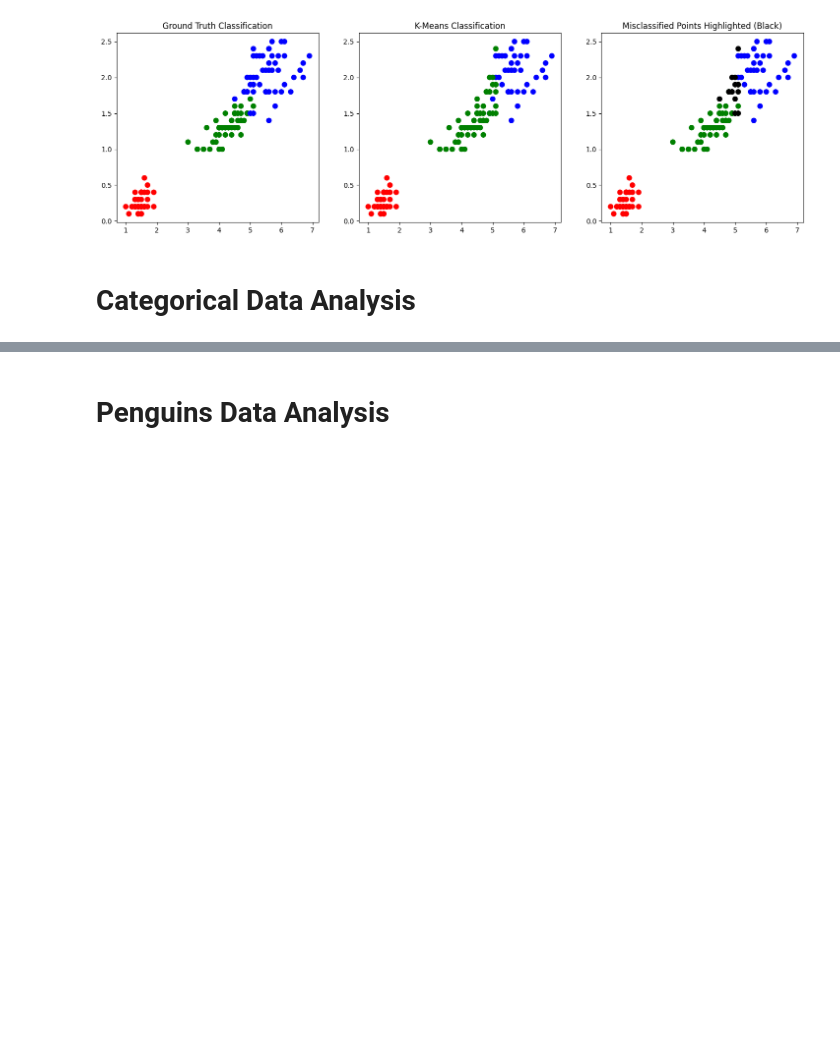
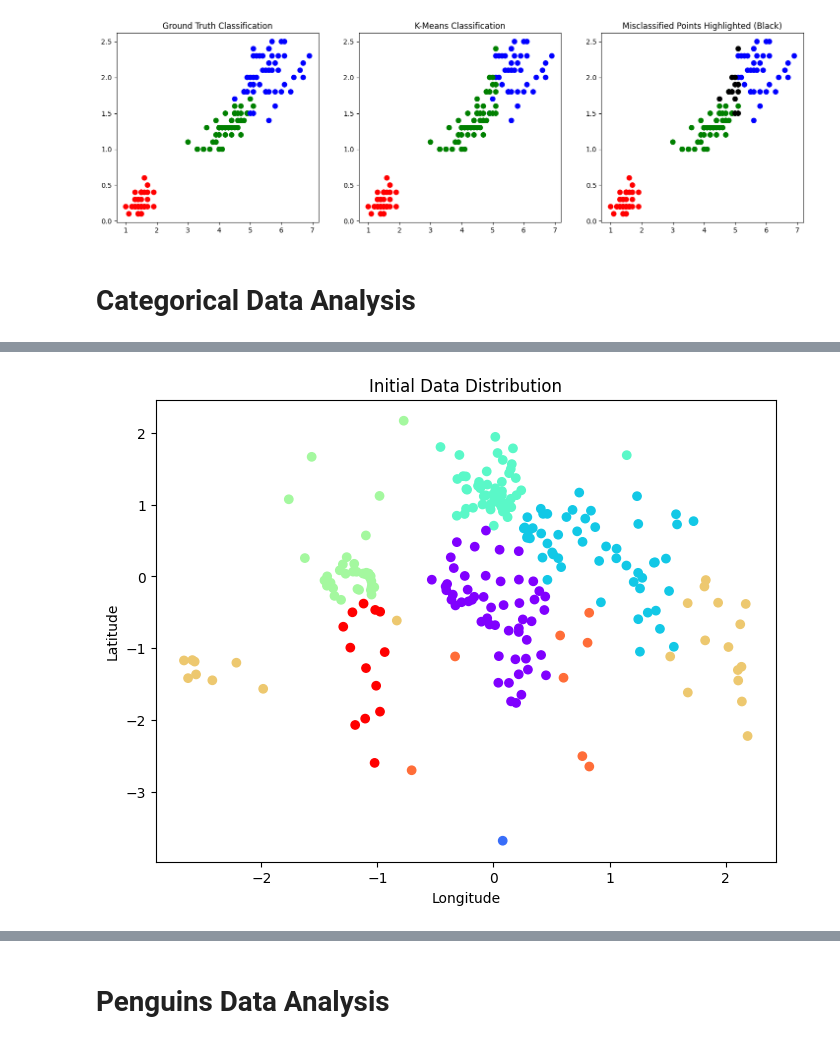
Before and after one commit to rhyslwells/ML_Tools, a Jupyter notebook: Explorations/Build/Clustering/KMeans/KMeans.ipynb, the cells around one changed output, grey strips where cells are left out. Saved outputs shown, nothing was run; the diff lists cells and outputs as text; code cells hidden in the pictures; blank space fills up the shorter version.

```diff
--- a/Explorations/Build/Clustering/KMeans/KMeans.ipynb
+++ b/Explorations/Build/Clustering/KMeans/KMeans.ipynb
@@ -161 +173,14 @@ print(classification_report(y, relabel))
+# %%
+var1, var2, var3 = 'Longitude', 'Latitude', 'continent_code'
+df_scaled = StandardScaler().fit_transform(df[[var1, var2, var3]])
+df_scaled = pd.DataFrame(df_scaled, columns=[var1, var2, var3])
+
+plt.figure(figsize=(8, 6))
+plt.scatter(df_scaled[var1], df_scaled[var2], c=df_scaled[var3], cmap='rainbow')
+plt.xlabel(var1)
+plt.ylabel(var2)
+plt.title("Initial Data Distribution")
+plt.show()
+# %% [output]
+[figure, added]
 # %%
```
Also changed, not shown: parts of 3 cells of this notebook.
